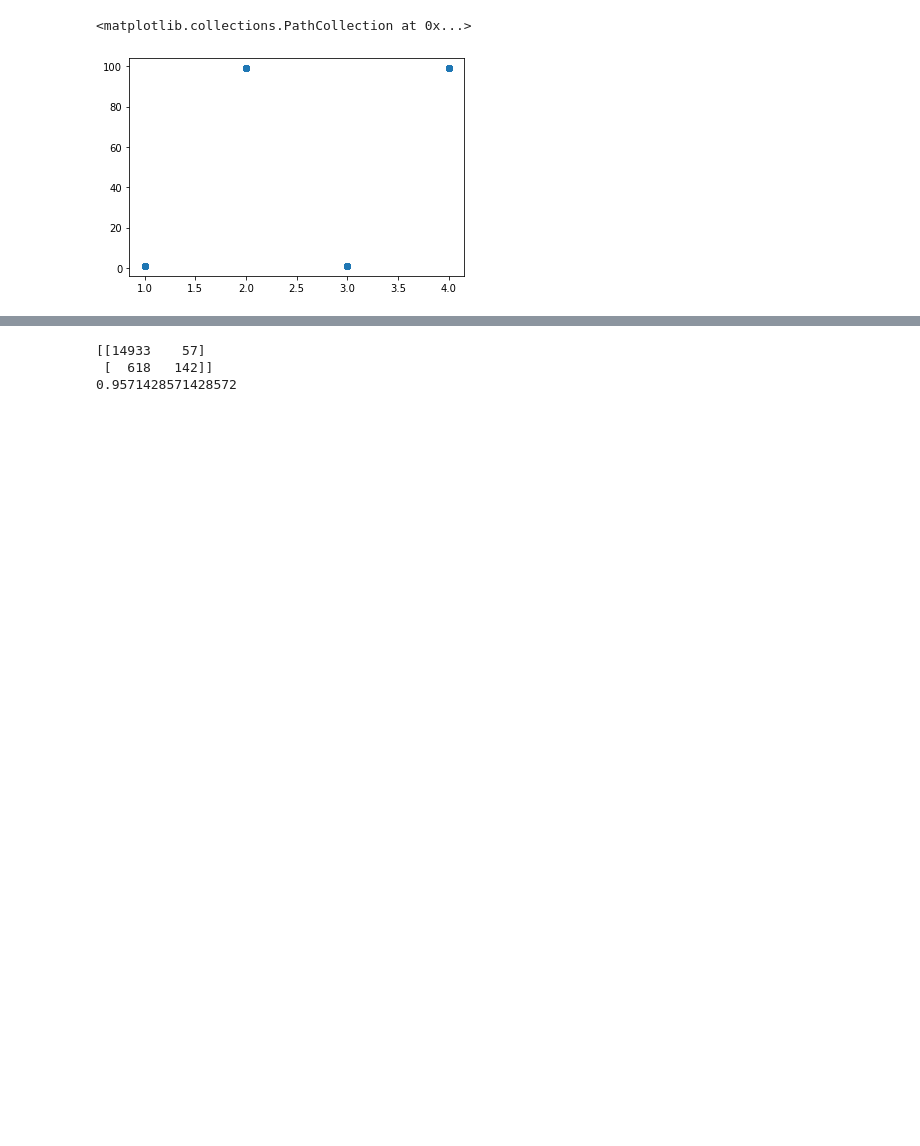
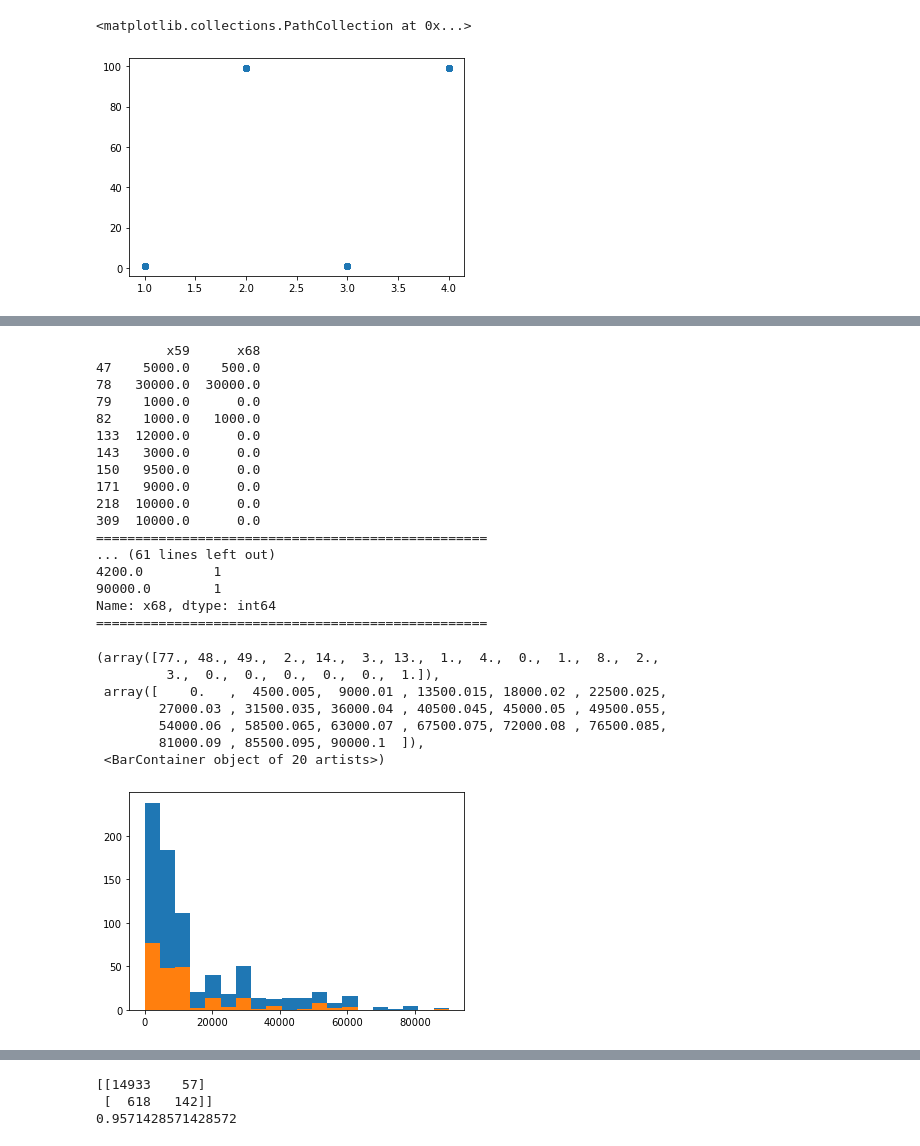
Before and after one commit to tk-tatsuro/data-science, a Jupyter notebook: bainary_classification/binary_classification.ipynb, the cells around one changed output, grey strips where cells are left out. Drawn from its saved outputs; the diff is of its cells as text; code cells hidden in the pictures; blank space fills up the shorter version.

```diff
--- a/bainary_classification/binary_classification.ipynb
+++ b/bainary_classification/binary_classification.ipynb
@@ -2520,0 +2588,36 @@ Name: x6, dtype: int64
+# %%
+# x59,x68
+print(df_spray[['x59','x68']][df_spray['x59']>0].head(10))
+print('='*50)
+print(df_spray['x59'].value_counts())
+print('='*50)
+print(df_spray['x68'].value_counts())
+print('='*50)
+plt.hist(df_spray['x59'][df_spray['x59']>0], bins=20, range=(0,90000.10))
+plt.hist(df_spray['x68'][df_spray['x68']>0], bins=20, range=(0,90000.10))
+# %% [output]
+         x59      x68
+47    5000.0    500.0
+78   30000.0  30000.0
+79    1000.0      0.0
+82    1000.0   1000.0
+133  12000.0      0.0
+143   3000.0      0.0
+150   9500.0      0.0
+171   9000.0      0.0
+218  10000.0      0.0
+309  10000.0      0.0
+==================================================
+... (61 lines left out)
+4200.0         1
+90000.0        1
+Name: x68, dtype: int64
+==================================================
+(array([77., 48., 49.,  2., 14.,  3., 13.,  1.,  4.,  0.,  1.,  8.,  2.,
+         3.,  0.,  0.,  0.,  0.,  0.,  1.]),
+ array([    0.   ,  4500.005,  9000.01 , 13500.015, 18000.02 , 22500.025,
+        27000.03 , 31500.035, 36000.04 , 40500.045, 45000.05 , 49500.055,
+        54000.06 , 58500.065, 63000.07 , 67500.075, 72000.08 , 76500.085,
+        81000.09 , 85500.095, 90000.1  ]),
+ <BarContainer object of 20 artists>)
+[figure, added]
```
Also changed, not shown: parts of 24 cells of this notebook.
